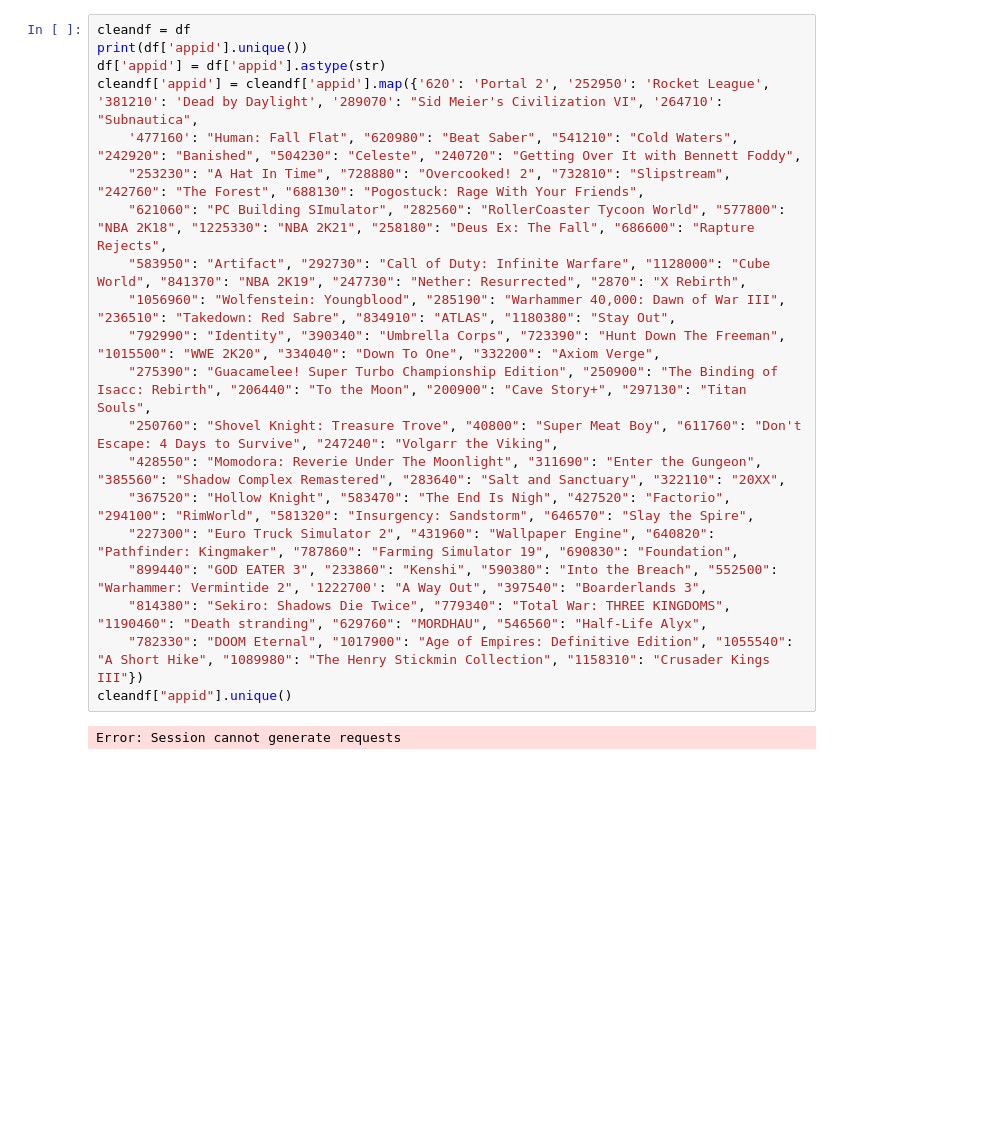
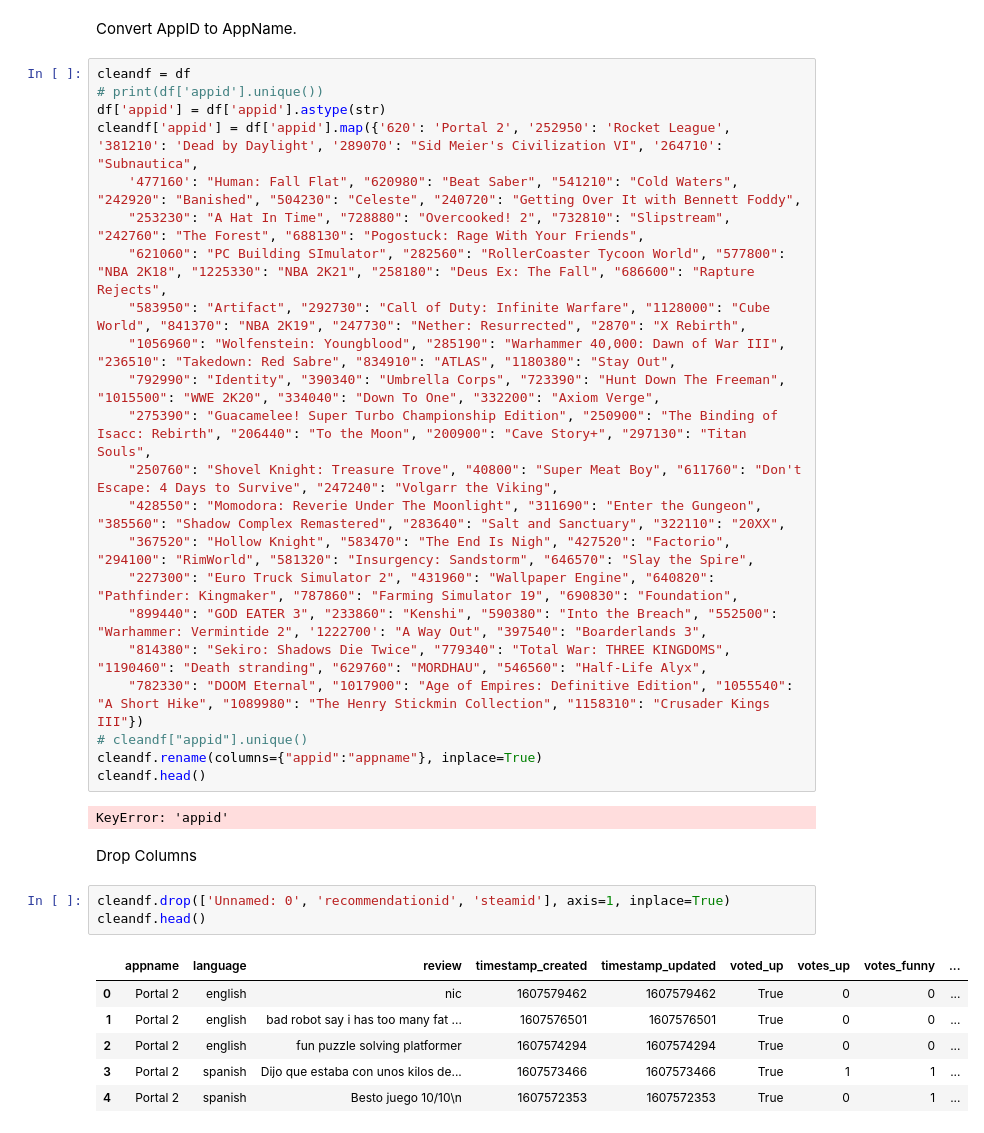
Before and after one commit to Wallyman38/453-Project, a Jupyter notebook: final_project.ipynb, the cells around one changed output. Drawn from its saved outputs; the diff is of its cells as text; blank space fills up the shorter version.

```diff
--- a/final_project.ipynb
+++ b/final_project.ipynb
@@ -7,8 +19,10 @@ Error: Session cannot generate requests
+# %% [markdown]
+Convert AppID to AppName.
 # %%
 cleandf = df
-print(df['appid'].unique())
+# print(df['appid'].unique())
 df['appid'] = df['appid'].astype(str)
-cleandf['appid'] = cleandf['appid'].map({'620': 'Portal 2', '252950': 'Rocket League', '381210': 'Dead by Daylight', '289070': "Sid Meier's Civilization VI", '264710': "Subnautica",
+cleandf['appid'] = df['appid'].map({'620': 'Portal 2', '252950': 'Rocket League', '381210': 'Dead by Daylight', '289070': "Sid Meier's Civilization VI", '264710': "Subnautica",
     '477160': "Human: Fall Flat", "620980": "Beat Saber", "541210": "Cold Waters", "242920": "Banished", "504230": "Celeste", "240720": "Getting Over It with Bennett Foddy",
     "253230": "A Hat In Time", "728880": "Overcooked! 2", "732810": "Slipstream", "242760": "The Forest", "688130": "Pogostuck: Rage With Your Friends",
     "621060": "PC Building SImulator", "282560": "RollerCoaster Tycoon World", "577800": "NBA 2K18", "1225330": "NBA 2K21", "258180": "Deus Ex: The Fall", "686600": "Rapture Rejects",
@@ -23,6 +37,20 @@ cleandf['appid'] = cleandf['appid'].map({'620': 'Portal 2', '252950': 'Rocket Le
     "899440": "GOD EATER 3", "233860": "Kenshi", "590380": "Into the Breach", "552500": "Warhammer: Vermintide 2", '1222700': "A Way Out", "397540": "Boarderlands 3",
     "814380": "Sekiro: Shadows Die Twice", "779340": "Total War: THREE KINGDOMS", "1190460": "Death stranding", "629760": "MORDHAU", "546560": "Half-Life Alyx",
     "782330": "DOOM Eternal", "1017900": "Age of Empires: Definitive Edition", "1055540": "A Short Hike", "1089980": "The Henry Stickmin Collection", "1158310": "Crusader Kings III"})
-cleandf["appid"].unique()
+# cleandf["appid"].unique()
+cleandf.rename(columns={"appid":"appname"}, inplace=True)
+cleandf.head()
 # %% [output]
-Error: Session cannot generate requests
+KeyError: 'appid'
+# %% [markdown]
+Drop Columns
+# %%
+cleandf.drop(['Unnamed: 0', 'recommendationid', 'steamid'], axis=1, inplace=True)
+cleandf.head()
+# %% [output]
+|  | appname | language | review | timestamp_created | timestamp_updated | voted_up | votes_up | votes_funny | ... |
+| 0 | Portal 2 | english | nic | 1607579462 | 1607579462 | True | 0 | 0 | ... |
+| 1 | Portal 2 | english | bad robot say i has too many fat ... | 1607576501 | 1607576501 | True | 0 | 0 | ... |
+| 2 | Portal 2 | english | fun puzzle solving platformer | 1607574294 | 1607574294 | True | 0 | 0 | ... |
+| 3 | Portal 2 | spanish | Dijo que estaba con unos kilos de... | 1607573466 | 1607573466 | True | 1 | 1 | ... |
+| 4 | Portal 2 | spanish | Besto juego 10/10\n | 1607572353 | 1607572353 | True | 0 | 1 | ... |
```
Also changed, not shown: parts of 23 cells of this notebook.
